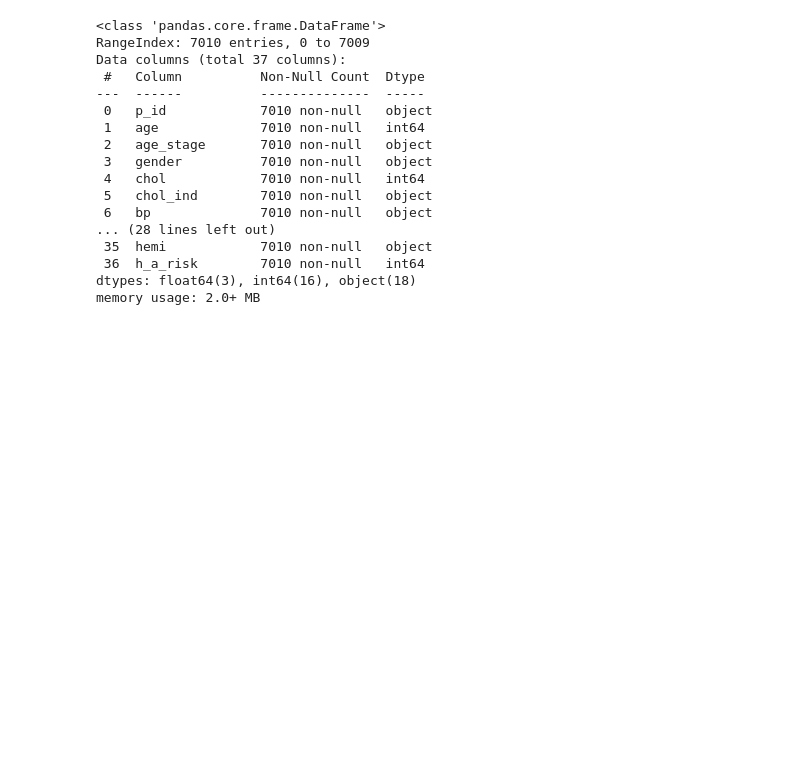
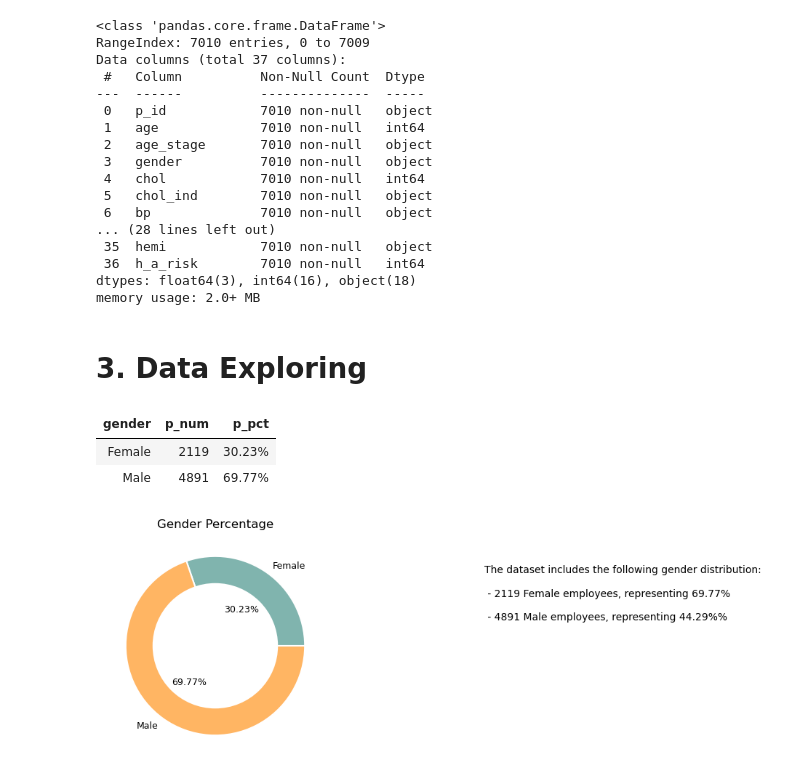
Before and after one commit to hend-a-ghafour/Heart_Attack_Risk_Analysis, a Jupyter notebook: Heart_Attack_Risk_Analysis.ipynb, the cells around one changed output. Drawn from its saved outputs; the diff is of its cells as text; code cells hidden in the pictures; blank space fills up the shorter version.

```diff
--- a/Heart_Attack_Risk_Analysis.ipynb
+++ b/Heart_Attack_Risk_Analysis.ipynb
@@ -596,3 +596,32 @@ Data columns (total 37 columns):
  36  h_a_risk        7010 non-null   int64
 dtypes: float64(3), int64(16), object(18)
 memory usage: 2.0+ MB
+# %% [markdown]
+# 3. Data Exploring
+# %%
+# gender
+gender_ratio= df.groupby('gender').p_id.nunique().reset_index().rename(columns={'index':'gender','p_id':'p_num'})
+gender_ratio['p_pct']=gender_ratio['p_num']/gender_ratio['p_num'].sum()
+gender_ratio.style.hide().format({'p_pct':'{:,.2%}'})
+# %% [output]
+| gender | p_num | p_pct |
+| Female | 2119 | 30.23% |
+| Male | 4891 | 69.77% |
+# %%
+g_class = gender_ratio.gender.to_list()
+text = '''
+The dataset includes the following gender distribution:\n
+ - 2119 Female employees, representing 69.77%\n
+ - 4891 Male employees, representing 44.29%%\n
+ '''
+
+plt.subplots(figsize = (4,4))
+plt.pie(gender_ratio['p_num'], labels=g_class,radius=1, colors= ['#80B4ae','#ffb563'],
+        autopct='%1.2f%%',labeldistance=1.1,pctdistance=.5,textprops={'fontsize': 9}, wedgeprops={"linewidth": 1.5, "edgecolor": "white"} )
+centre_circle = plt.Circle((0, 0), 0.70, fc='white')
+fig = plt.gcf()
+fig.gca().add_artist(centre_circle)
+plt.title('Gender Percentage')
+plt.text(3,0,text,ha='left',va='bottom',fontsize = 10, weight = 'normal');
+# %% [output]
+[figure, added]
```
Also changed, not shown: parts of 1 cell of this notebook.
